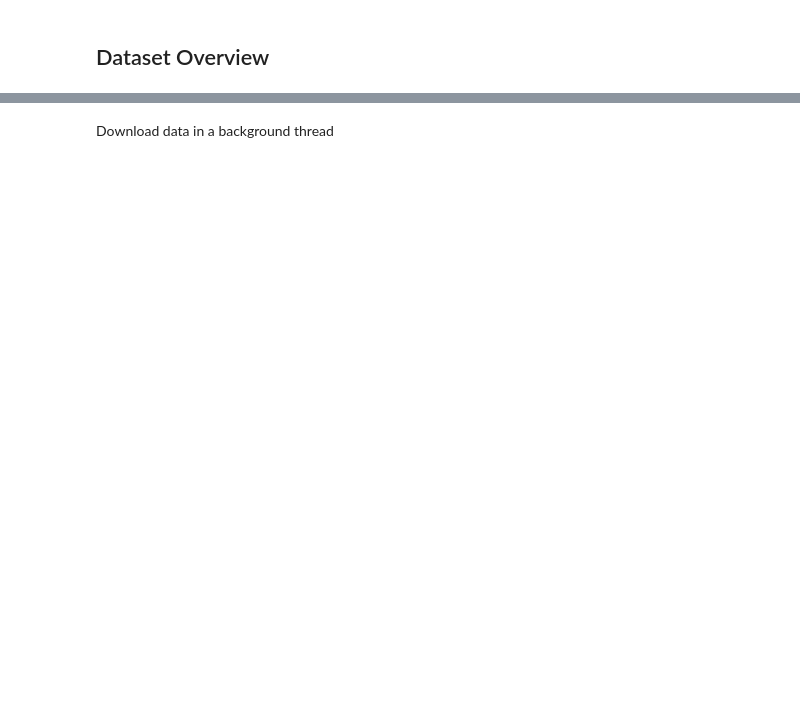
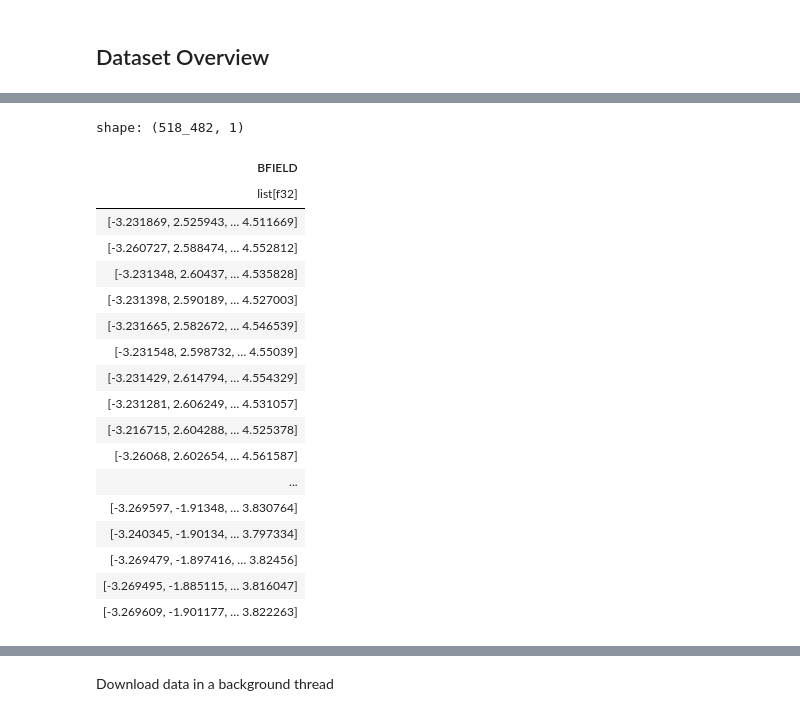
Before and after one commit to Beforerr/planet, a Jupyter notebook: nbs/03_stereo.ipynb, the cells around one changed output, grey strips where cells are left out. Drawn from its saved outputs; the diff is of its cells as text; code cells hidden in the pictures; blank space fills up the shorter version.

```diff
--- a/nbs/03_stereo.ipynb
+++ b/nbs/03_stereo.ipynb
@@ -95,0 +87,16 @@ test_trange = ["2011-08-25", "2012-08-26"]
+# %%
+files = pyspedas.stereo.mag(trange, downloadonly=True)
+cdfs = [pycdfpp.load(file) for file in files]
+times = [pycdfpp.to_datetime64(cdf["Epoch"]) for cdf in cdfs]
+BFIELDs = [cdf["BFIELD"].values for cdf in cdfs]
+
+time = np.concatenate(times)
+BFIELD = np.concatenate(BFIELDs)
+
+df = pl.DataFrame({
+    "time": time,
+    "BX": BFIELD[:,0],
+    "BY": BFIELD[:,1],
+    "BZ": BFIELD[:,2],
+    "B": BFIELD[:,3],
+})
@@ -95,0 +122,46 @@ test_trange = ["2011-08-25", "2012-08-26"]
+# %%
+output = f"../data/sta_fgm.parquet"
+vars = ['BFIELD']
+
+def convert_cdf_to_parquet(files, vars, output):
+    # if os.path.exists(output):
+    #     return output
+
+    vars_dict = {var: [] for var in vars}
+    times = []
+    for file in files:
+        cdf = pycdfpp.load(file)
+        time = pycdfpp.to_datetime64(cdf["Epoch"])
+        for var in vars:
+            vars_dict[var].append(cdf[var].values)
+        times.append(time)
+
+    for var in vars:
+        vars_dict[var] = np.concatenate(vars_dict[var])
+    times = np.concatenate(times)
+    df = pl.DataFrame({**vars_dict, "time": times})
+    # df.write_parquet(output)
+    return output
+
+
+convert_cdf_to_parquet(files[0:1], vars, output)
+# %% [output]
+shape: (518_482, 1)
+| BFIELD |
+| list[f32] |
+| [-3.231869, 2.525943, … 4.511669] |
+| [-3.260727, 2.588474, … 4.552812] |
+| [-3.231348, 2.60437, … 4.535828] |
+| [-3.231398, 2.590189, … 4.527003] |
+| [-3.231665, 2.582672, … 4.546539] |
+| [-3.231548, 2.598732, … 4.55039] |
+| [-3.231429, 2.614794, … 4.554329] |
+| [-3.231281, 2.606249, … 4.531057] |
+| [-3.216715, 2.604288, … 4.525378] |
+| [-3.26068, 2.602654, … 4.561587] |
+| ... |
+| [-3.269597, -1.91348, … 3.830764] |
+| [-3.240345, -1.90134, … 3.797334] |
+| [-3.269479, -1.897416, … 3.82456] |
+| [-3.269495, -1.885115, … 3.816047] |
+| [-3.269609, -1.901177, … 3.822263] |
```
Also changed, not shown: parts of 22 cells of this notebook, 5 other files.
